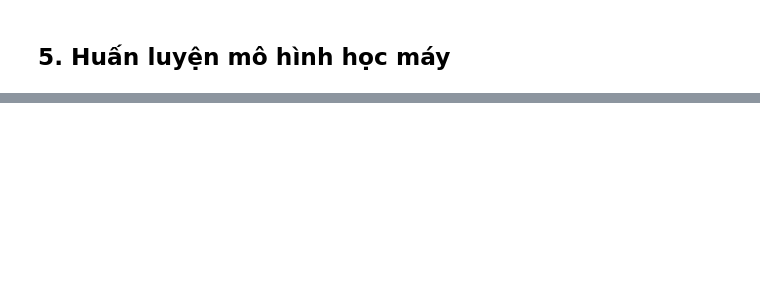
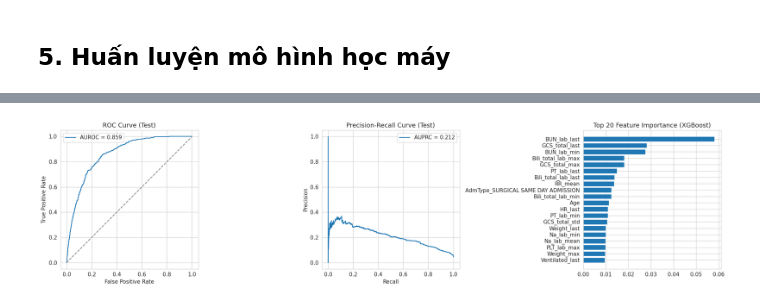
Before and after one commit to TienNguyen0712/hybrid-llm-tabular-pipeline-for-icu-mortality-prediction, a Jupyter notebook: notebooks/predict_mortality_using_mimic_iv_baseline_1.ipynb, the cells around one changed output, grey strips where cells are left out. Drawn from its saved outputs; the diff is of its cells as text; code cells hidden in the pictures; blank space fills up the shorter version.

```diff
--- a/notebooks/predict_mortality_using_mimic_iv_baseline_1.ipynb
+++ b/notebooks/predict_mortality_using_mimic_iv_baseline_1.ipynb
@@ -1308,0 +1243,17 @@ plt.show()''')
+# %%
+def evaluate_model(model, X, y, split_name="Test"):
+    proba = model.predict_proba(X)[:, 1]
+    pred  = (proba >= 0.5).astype(int)
+
+    auroc = roc_auc_score(y, proba)
+    auprc = average_precision_score(y, proba)
+
+    print(f"===== Kết quả trên tập {split_name} =====")
+    print(f"AUROC: {auroc:.4f}")
+    print(f"AUPRC: {auprc:.4f}")
+    print("\\nClassification Report:")
+    print(classification_report(y, pred, target_names=["Survived", "Expired"]))
+    print("\\nConfusion Matrix:")
+    print(confusion_matrix(y, pred))
+
+    return proba, pred
@@ -1308,0 +1279,2 @@ plt.show()''')
+# %%
+test_proba, test_pred = evaluate_model(xgb_model, X_test_xgb, y_test_xgb, "Test")
@@ -1308,0 +1298,29 @@ plt.show()''')
+# %%
+fig, axes = plt.subplots(1, 3, figsize=(20, 5))
+
+# ROC Curve
+fpr, tpr, _ = roc_curve(y_test_xgb, test_proba)
+axes[0].plot(fpr, tpr, label=f"AUROC = {roc_auc_score(y_test_xgb, test_proba):.3f}")
+axes[0].plot([0, 1], [0, 1], "--", color="gray")
+axes[0].set_xlabel("False Positive Rate")
+axes[0].set_ylabel("True Positive Rate")
+axes[0].set_title("ROC Curve (Test)")
+axes[0].legend()
+
+# Precision-Recall Curve
+prec, rec, _ = precision_recall_curve(y_test_xgb, test_proba)
+axes[1].plot(rec, prec, label=f"AUPRC = {average_precision_score(y_test_xgb, test_proba):.3f}")
+axes[1].set_xlabel("Recall")
+axes[1].set_ylabel("Precision")
+axes[1].set_title("Precision-Recall Curve (Test)")
+axes[1].legend()
+
+# Feature Importance (Top 20)
+importance = pd.Series(xgb_model.feature_importances_, index=feature_names).sort_values(ascending=False).head(20)
+axes[2].barh(importance.index[::-1], importance.values[::-1])
+axes[2].set_title("Top 20 Feature Importance (XGBoost)")
+
+plt.tight_layout()
+plt.show()
+# %% [output]
+[figure, added]
```
Also changed, not shown: parts of 31 cells of this notebook.
